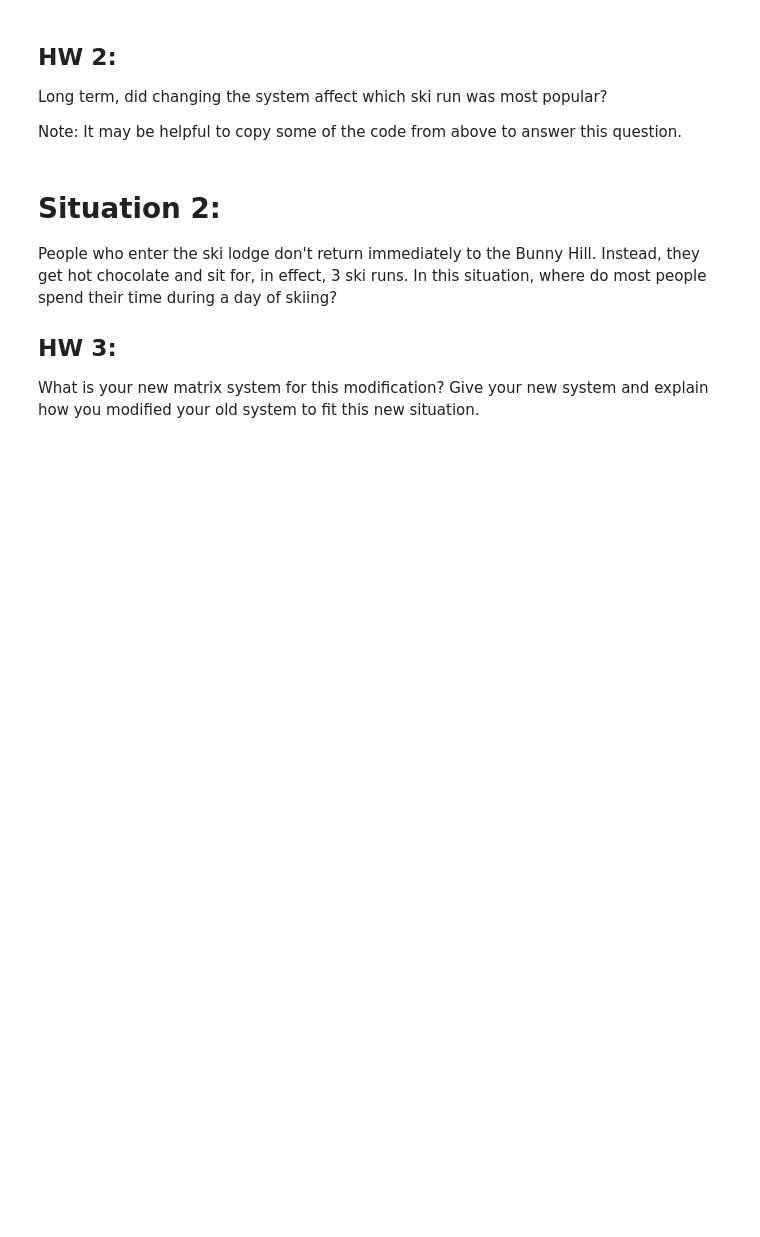
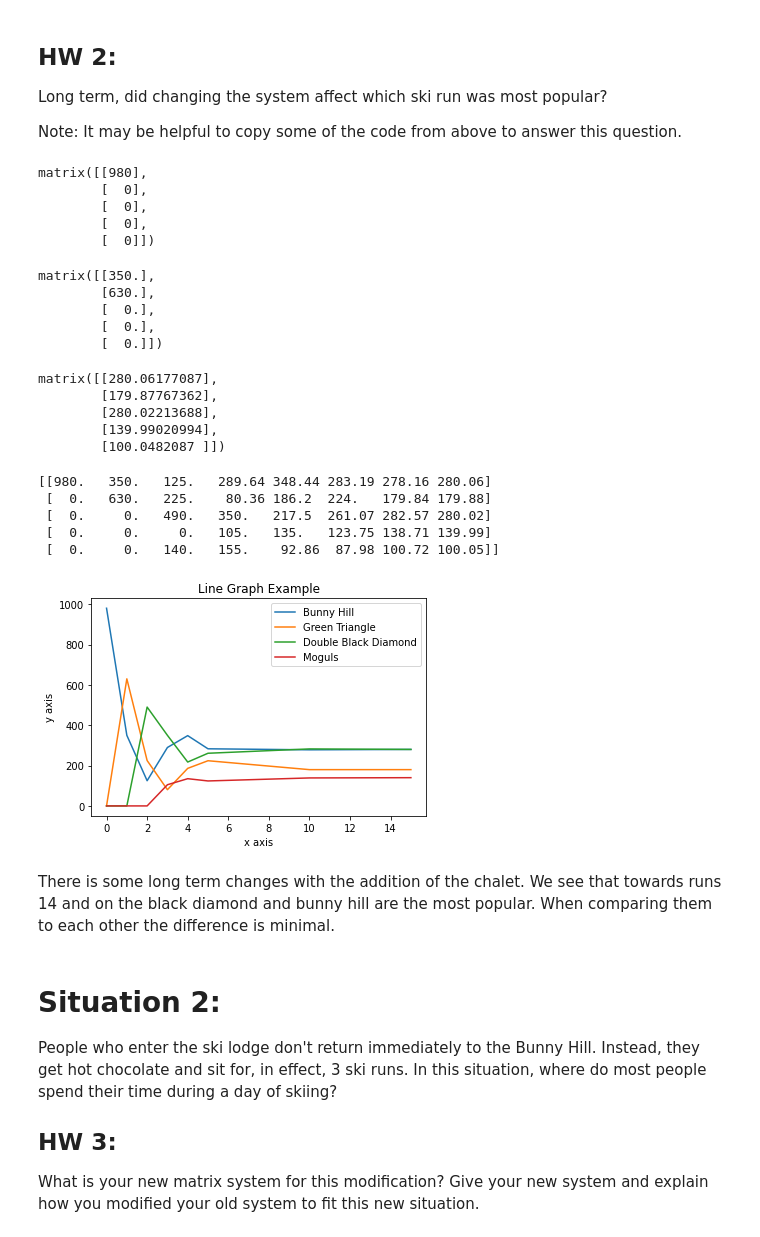
Before and after one commit to rharvey242/Linear_Algebra_Coding_projects, a Jupyter notebook: Copy_of_The_Ski_Hill_Transition_Matrices_and_Markov_Chains.ipynb, the cells around one changed output. Cells and saved outputs as stored; diff of their text form; code cells hidden in the pictures; blank space fills up the shorter version.

```diff
--- a/Copy_of_The_Ski_Hill_Transition_Matrices_and_Markov_Chains.ipynb
+++ b/Copy_of_The_Ski_Hill_Transition_Matrices_and_Markov_Chains.ipynb
@@ -156,6 +154,73 @@ matrix([[0.12755102, 0.38888889, 0.39795918, 0.19387755, 0.35714286],
 Long term, did changing the system affect which ski run was most popular?
 
 Note:  It may be helpful to copy some of the code from above to answer this question.
+# %%
+x0 = np.matrix([[980], [0], [0], [0],[0]])
+x0
+# %% [output]
+matrix([[980],
+        [  0],
+        [  0],
+        [  0],
+        [  0]])
+# %%
+# Compute where skiers are after one ski run:
+
+M*x0
+# %% [output]
+matrix([[350.],
+        [630.],
+        [  0.],
+        [  0.],
+        [  0.]])
+# %%
+#  We can take powers of M using the ** operator.
+
+#  So, M**2  * x0 is the same as  M * M * x0
+
+M **15 * x0
+# %% [output]
+matrix([[280.06177087],
+        [179.87767362],
+        [280.02213688],
+        [139.99020994],
+        [100.0482087 ]])
+# %%
+#  The initial state of the system:
+x0 = np.matrix([[980], [0], [0], [0],[0]])
+
+#Make a matrix, where each column is the result
+#of applying the matrix multiple times to the initial state x0:
+
+X = np.c_[x0, M*x0, M**2 * x0, M**3 * x0, M**4 * x0, M**5 * x0, M**10 * x0, M**15 * x0]
+
+#print out the X matrix, rounding the entries to 2 decimal places
+print(X.round(2))
+# %% [output]
+[[980.   350.   125.   289.64 348.44 283.19 278.16 280.06]
+ [  0.   630.   225.    80.36 186.2  224.   179.84 179.88]
+ [  0.     0.   490.   350.   217.5  261.07 282.57 280.02]
+ [  0.     0.     0.   105.   135.   123.75 138.71 139.99]
+ [  0.     0.   140.   155.    92.86  87.98 100.72 100.05]]
+# %%
+import matplotlib.pyplot as plt
+
+x  = [0, 1, 2, 3, 4, 5, 10, 15]
+plt.plot(x, np.array(X[0])[0], label="Bunny Hill")
+plt.plot(x, np.array(X[1])[0], label="Green Triangle")
+plt.plot(x, np.array(X[2])[0], label="Double Black Diamond")
+plt.plot(x, np.array(X[3])[0], label="Moguls")
+plt.plot()
+
+plt.xlabel("x axis")  # Update this label
+plt.ylabel("y axis")  # Update this label
+plt.title("Line Graph Example")  # Update the title
+plt.legend()
+plt.show()
+# %% [output]
+[figure, added]
+# %% [markdown]
+There is some long term changes with the addition of the chalet. We see that towards runs 14 and on the black diamond and bunny hill are the most popular. When comparing them to each other the difference is minimal.
 # %% [markdown]
 # Situation 2:
 
```
Also changed, not shown: parts of 4 cells of this notebook.
